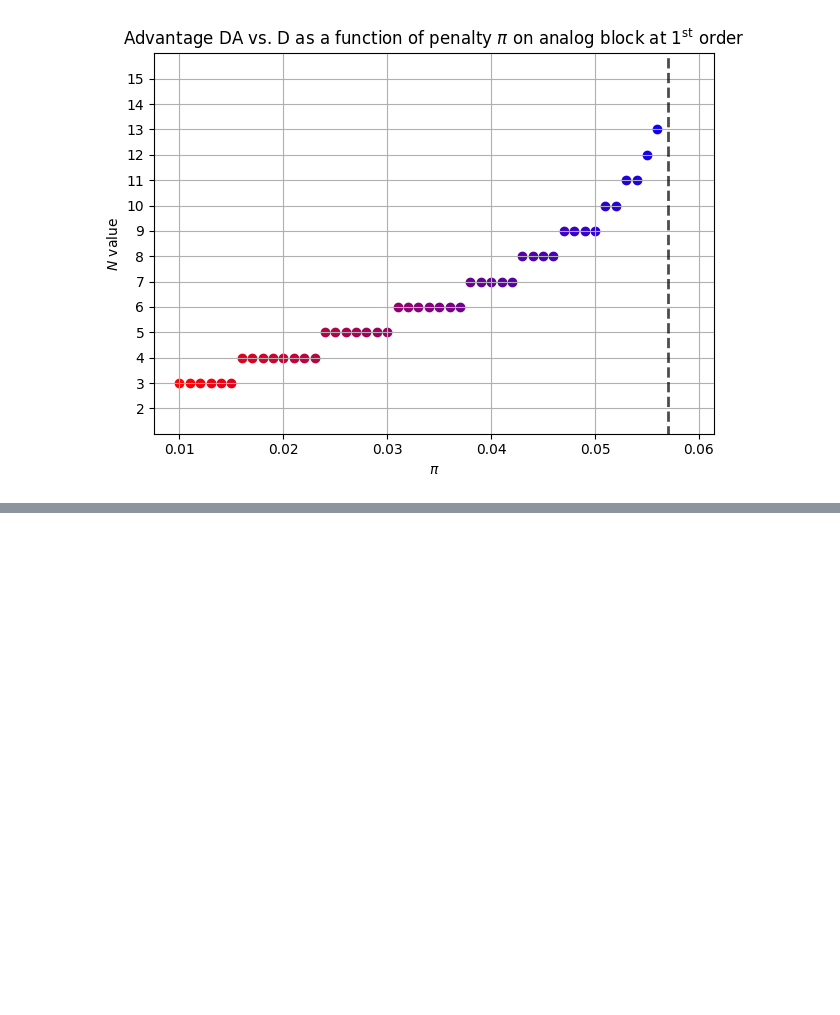
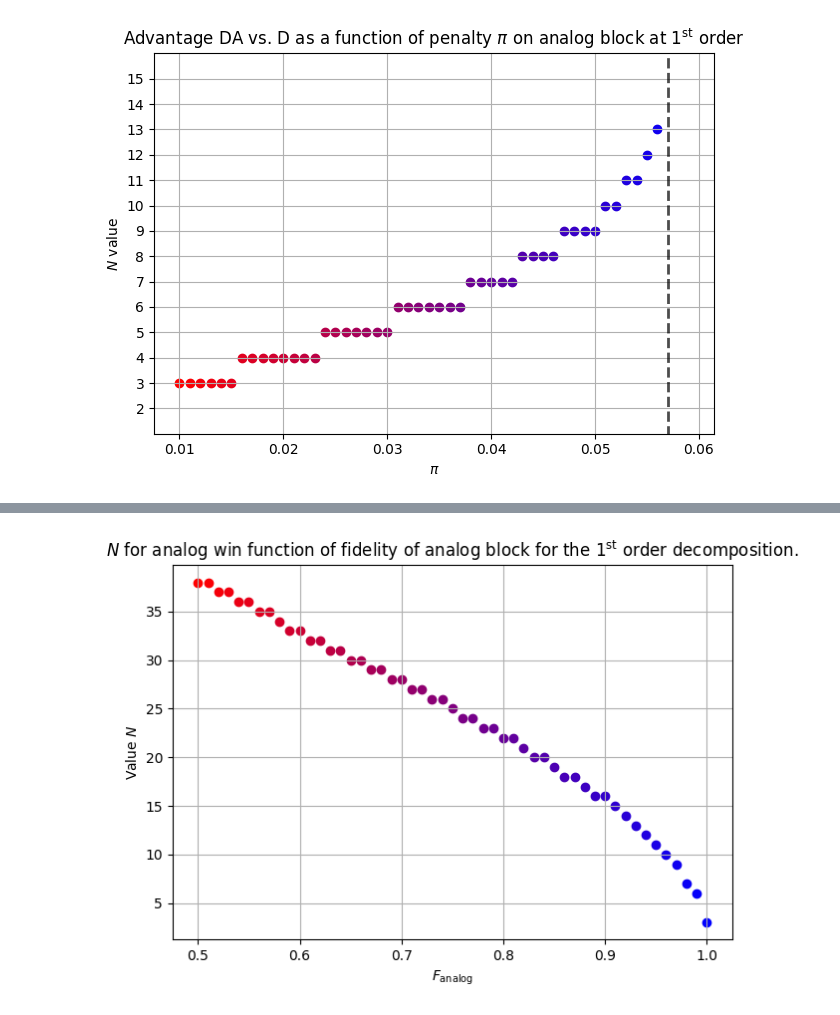
Before and after one commit to qismib/stand, a Jupyter notebook: presentations/fidelityT1.ipynb, the cells around one changed output, grey strips where cells are left out. Cells and saved outputs as stored; diff of their text form; code cells hidden in the pictures; blank space fills up the shorter version.

```diff
--- a/presentations/fidelityT1.ipynb
+++ b/presentations/fidelityT1.ipynb
@@ -231,0 +243,12 @@ plt.show()
+# %%
+def fidDT1(N, args):
+    return (args["F_zz"] ** args["Nzz"](N))
+
+def fidDAT1(N, args):
+    return (args["F_xy"] ** args["Nxy"])
+
+def color_gradient(start, end, n):
+    """Generate n hex colors from start to end."""
+    start_rgb = np.array(mcolors.to_rgb(start))
+    end_rgb = np.array(mcolors.to_rgb(end))
+    return [mcolors.to_hex(start_rgb + (end_rgb - start_rgb) * i/(n-1)) for i in range(n)]
@@ -231,0 +257,80 @@ plt.show()
+# %%
+#N_max = 50
+#values_N = np.arange(2, N_max+1)
+#
+#fig, ax = plt.subplots()
+#colors = color_gradient("#ff0000", "#0000ff", N_max-1)
+#
+#fid_digital = np.zeros(len(values_N))
+#fid_danalog = np.zeros(len(values_N))
+#
+#for N in values_N:
+#    fid_digital[N-2] = fidDT1(N, params)
+#    fid_danalog[N-2] = fidDAT1(N, params)
+#
+#ax.scatter(values_N, fid_danalog, label="DAnalog", color="#C70E0E")
+#ax.scatter(values_N, fid_digital, label="Digital", color="#0346FF")
+#
+#ax.set_title("Compare fidelities of digital and digital-analog approach.")
+#ax.set_xlabel("N")
+#ax.set_ylabel(r"$\mathcal{F}(N)$")
+#
+#legend = ax.legend(loc=1, frameon=True, borderaxespad=0.8, fontsize=6)
+#legend.get_frame().set_facecolor('white')
+#legend.get_frame().set_alpha(1.0)
+#legend.get_frame().set_boxstyle("Square")
+#
+#plt.grid()
+#plt.tight_layout()
+#plt.show()
+
+analog_fidelity_values = np.arange(0.5, 1.01, 0.01)
+N_max = 50
+values_N = np.arange(3, N_max+1)
+
+if 0 in values_N or N_max <= 3: raise Exception("The choosen values of N are not valid.")
+
+values_N_advantage = []
+idx_fail = MAX
+
+for fid in analog_fidelity_values:
+
+    params = {
+    # fidelities
+    "F_zz": 1-1e-3,  # fidelity of 2 qubit ZZ gates
+    "F_xy": fid, # fidelity of analog XY gate
+
+    "Nzz" : lambda N: 3*N*(N-1)/2,
+    "Nxy" : 3
+    }
+
+    fidelityRatios = [fidDAT1(N, params) / fidDT1(N, params) for N in values_N]
+
+    idx_max = MAX
+
+    for i, value in enumerate(fidelityRatios):
+        if value >= 1 and idx_max > i:
+            values_N_advantage.append(i + values_N[0])
+            idx_max = i
+
+    if idx_max == MAX: values_N_advantage.append(-1)
+
+fig, ax = plt.subplots()
+colors = color_gradient("#ff0000", "#0000ff", len(analog_fidelity_values))
+
+for i, fidelity in enumerate(analog_fidelity_values): ax.scatter(fidelity, values_N_advantage[i], color=colors[i])
+
+ax.set_title(r"$N$ for analog win function of fidelity of analog block for the $1^\text{st}$ order decomposition.")
+ax.set_xlabel(r"$F_\text{analog}$")
+ax.set_ylabel(r"Value $N$")
+
+# if idx_fail != MAX:
+#     x_pt = np.array([penalty_values[idx_fail],penalty_values[idx_fail]])
+#     y_pt = np.array([1.9,values_N[-1]])
+#     plt.plot(x_pt, y_pt, 'r-', linewidth=3, alpha=0.7)
+
+plt.grid()
+plt.tight_layout()
+plt.show()
+# %% [output]
+[figure, added]
```
Also changed, not shown: parts of 13 cells of this notebook, 15 other files.
